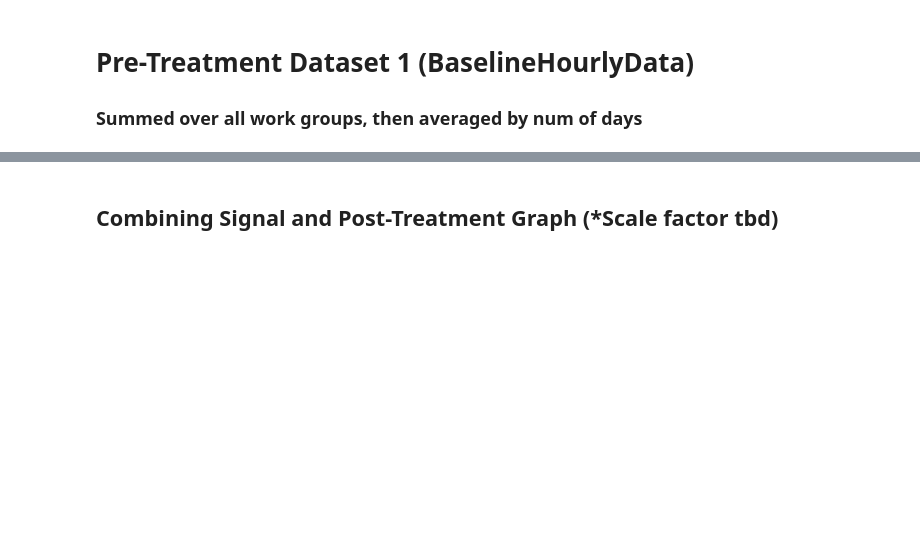
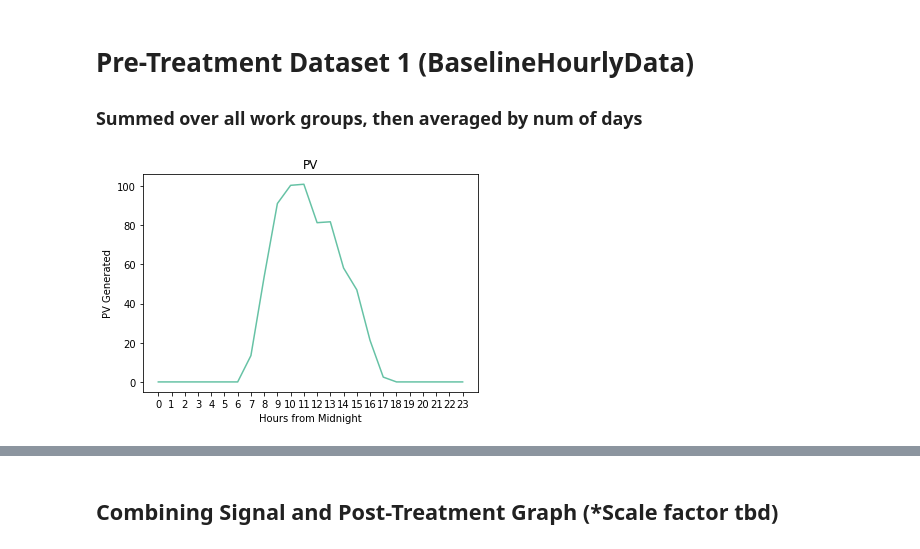
Before and after one commit to akashgokul/RAISE, a Jupyter notebook: Power_Analysis.ipynb, the cells around one changed output, grey strips where cells are left out. Cells and saved outputs as stored; diff of their text form; code cells hidden in the pictures; blank space fills up the shorter version.

```diff
--- a/Power_Analysis.ipynb
+++ b/Power_Analysis.ipynb
@@ -94,0 +114,9 @@ signal = np.array(signal)
+# %%
+plt.plot(signal,'#66c2a5')
+plt.xlabel("Hours from Midnight")
+plt.xticks([i for i in range(0,24)])
+plt.ylabel("PV Generated")
+plt.title("PV")
+plt.show()
+# %% [output]
+[figure, added]
```
Also changed, not shown: parts of 21 cells of this notebook.
